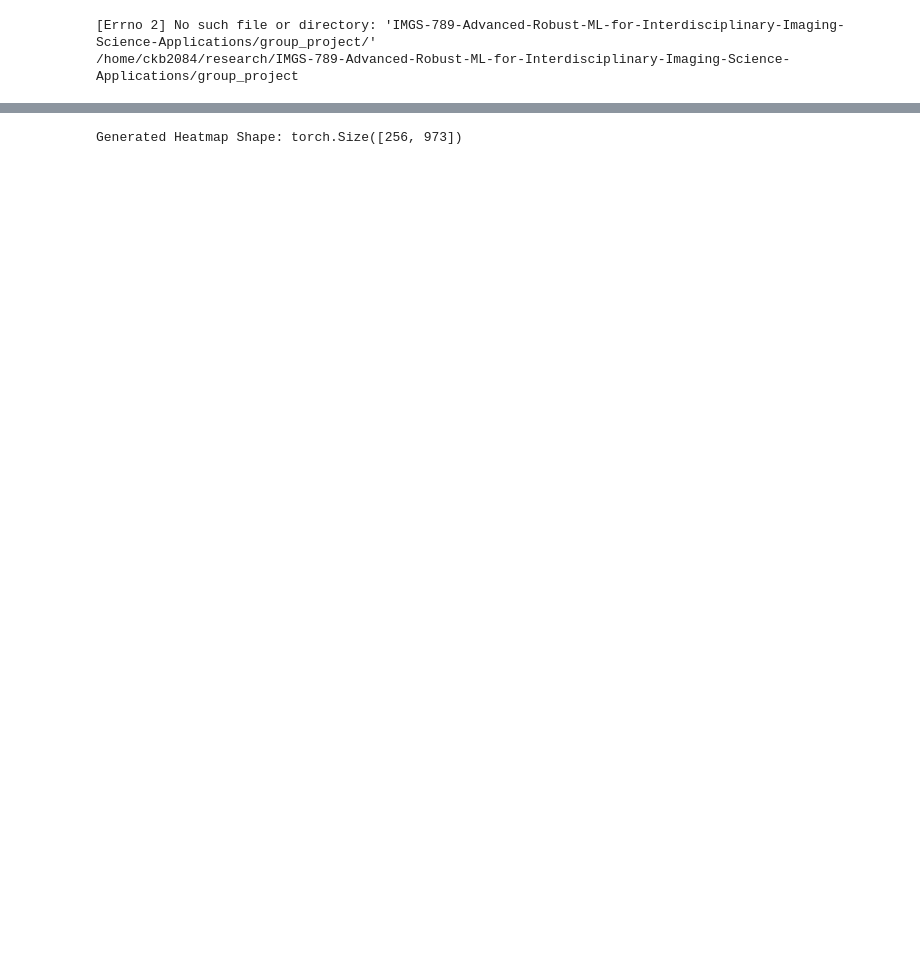
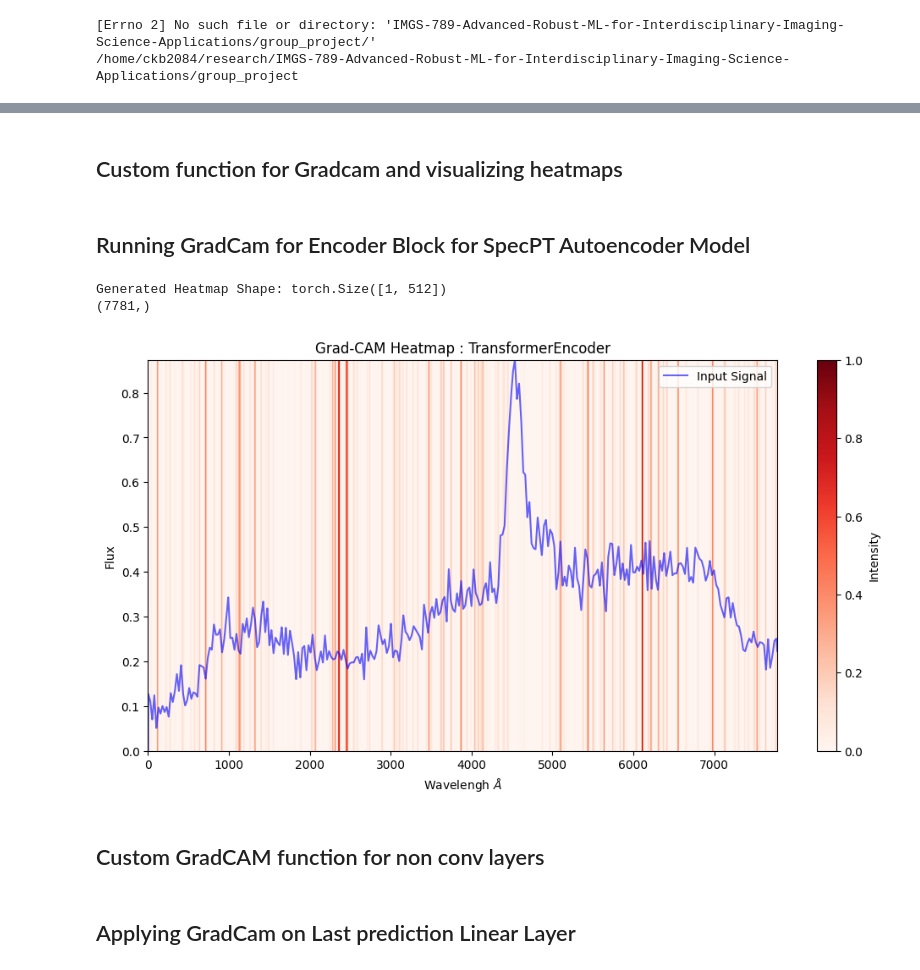
Before and after one commit to CliveKBinu/IMGS-789-Advanced-Robust-ML-for-Interdisciplinary-Imaging-Science-Applications, a Jupyter notebook: group_project/Grad-Cam.ipynb, the cells around one changed output, grey strips where cells are left out. Cells and saved outputs as stored; diff of their text form; code cells hidden in the pictures; blank space fills up the shorter version.

```diff
--- a/group_project/Grad-Cam.ipynb
+++ b/group_project/Grad-Cam.ipynb
@@ -233,3 +327,5 @@ train_loader = DataLoader(CustomLoadDataset_Redshift(train_df), batch_size=64, s
+# %% [markdown]
+## Custom function for Gradcam and visualizing heatmaps
 # %%
 import torch
 import torch.nn as nn
@@ -292,6 +388,7 @@ class GradCAM:
         # Backward pass to compute gradients of the target class score w.r.t. feature maps
         self.model.zero_grad()
         loss = output[0, target_class]  # Select score of the target class
+        # print(loss)
         loss.backward()
 
         # Get feature maps and gradients from the target layer
@@ -314,27 +411,3 @@ class GradCAM:
         cam /= cam.max()
 
         return cam
-
-
-# Example Usage with SpecPT Model
-
-# Instantiate your SpecPT model
-# model = SpecPT()
-
-# Choose a convolutional layer for Grad-CAM (e.g., conv3)
-target_layer = model.conv3
-
-# Wrap your model with GradCAM
-grad_cam = GradCAM(model=model, target_layer=target_layer)
-
-# Sample input tensor (batch_size=1, input_size=7781)
-# input_tensor = torch.randn(1, 7781)
-# Sample input tensor from test data
-input_tensor = torch.tensor(test_df.iloc[100]['flux']).unsqueeze(0).to(torch.float32)
-input_tensor = input_tensor.to(accelerator.device)
-
-# Generate Grad-CAM heatmap for a specific class or predicted class
-heatmap = grad_cam.generate_cam(input_tensor)
-print("Generated Heatmap Shape:", heatmap.shape)
-# %% [output]
-Generated Heatmap Shape: torch.Size([256, 973])
@@ -340,0 +465,21 @@ Generated Heatmap Shape: torch.Size([256, 973])
+# %% [markdown]
+## Running GradCam for Encoder Block for SpecPT Autoencoder Model
+# %%
+target_layer = model.transformer_encoder
+grad_cam = GradCAM(model=model, target_layer=target_layer)
+
+input_tensor = torch.tensor(test_df['flux'][1630]).unsqueeze(0).to(torch.float32)
+input_tensor = input_tensor.to(accelerator.device)
+
+# Generate Grad-CAM heatmap for a specific class or predicted class
+heatmap = grad_cam.generate_cam(input_tensor)
+print("Generated Heatmap Shape:", heatmap.shape)
+
+target_layer_name = type(target_layer).__name__
+visualize_heatmap(input_tensor, heatmap,target_layer_name)
+# %% [output]
+Generated Heatmap Shape: torch.Size([1, 512])
+(7781,)
+[figure, added]
+# %% [markdown]
+## Custom GradCAM function for non conv layers
@@ -341 +574,3 @@ Generated Heatmap Shape: torch.Size([256, 973])
+# %% [markdown]
+## Applying GradCam on Last prediction Linear Layer
 # %%
```
Also changed, not shown: parts of 20 cells of this notebook, 1 other file.
